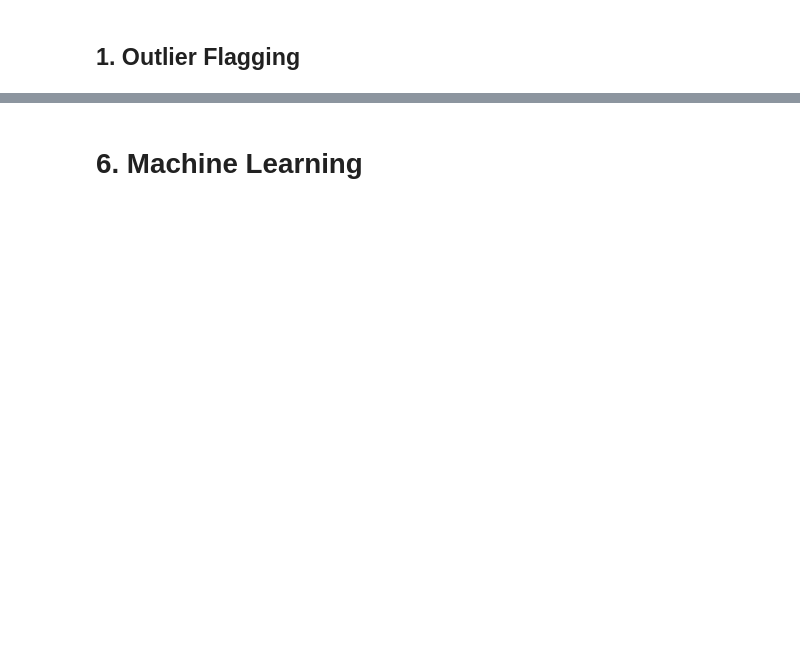
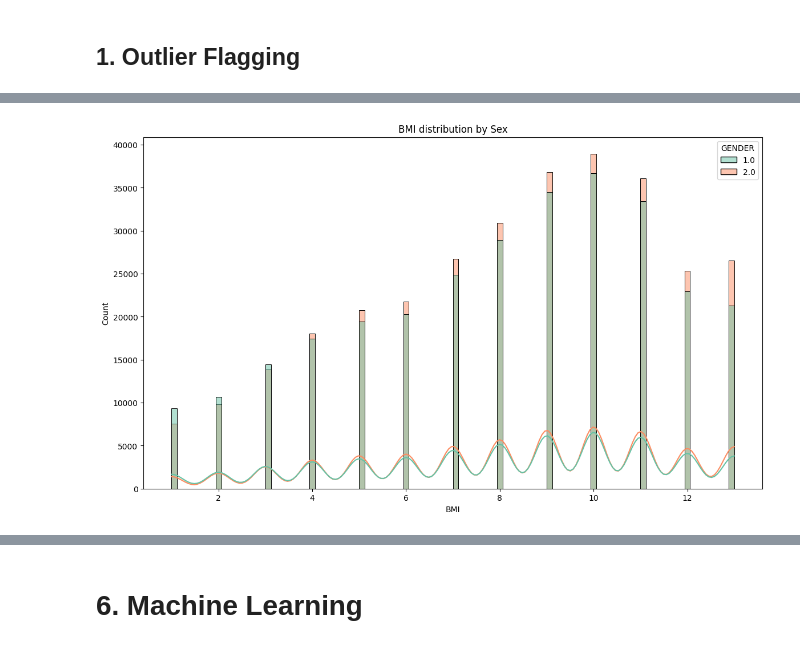
Before and after one commit to Parth-F/Analyse-Health-and-Demographic-Data-to-identify-common-traits-leading-to-Heart-Disease, a Jupyter notebook: Analyse_Health_and_Demogrphic_Data_to_identify_common_traits_leading_to_Heart_Disease.ipynb.ipynb, the cells around one changed output, grey strips where cells are left out. Cells and saved outputs as stored; diff of their text form; code cells hidden in the pictures; blank space fills up the shorter version.

```diff
--- a/Analyse_Health_and_Demogrphic_Data_to_identify_common_traits_leading_to_Heart_Disease.ipynb.ipynb
+++ b/Analyse_Health_and_Demogrphic_Data_to_identify_common_traits_leading_to_Heart_Disease.ipynb.ipynb
@@ -759,10 +1178,12 @@ plt.show()
 # %%
 plt.figure(figsize=(14,8))  # Adjust the figure size as needed
-sns.histplot(df, x='AGE', palette="Set2", hue='SEX', kde =True)
+sns.histplot(df, x='AGE', palette="Set2", hue='GENDER', kde =True)
 plt.title('BMI distribution by Sex')
 plt.xlabel('BMI')
 plt.ylabel('Count')
 plt.show()
+# %% [output]
+[figure, added]
 # %%
 plt.figure(figsize=(14,50))
 for i,column in enumerate(df.columns[1:]):
```
Also changed, not shown: parts of 75 cells of this notebook.
